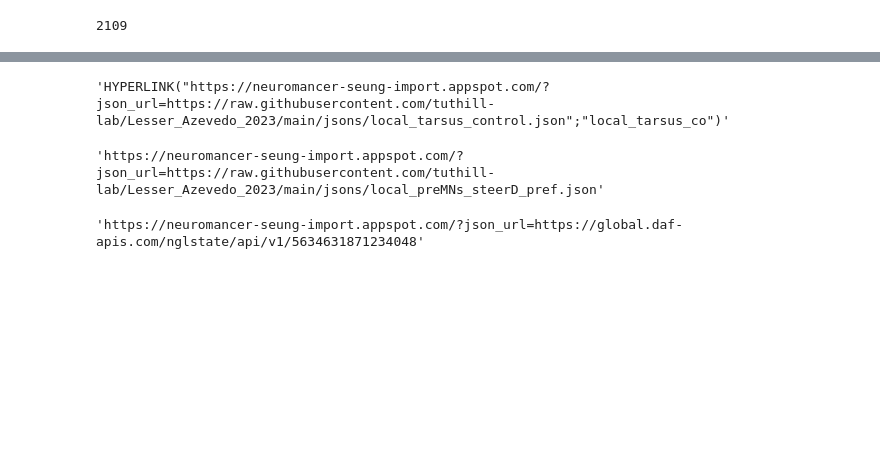
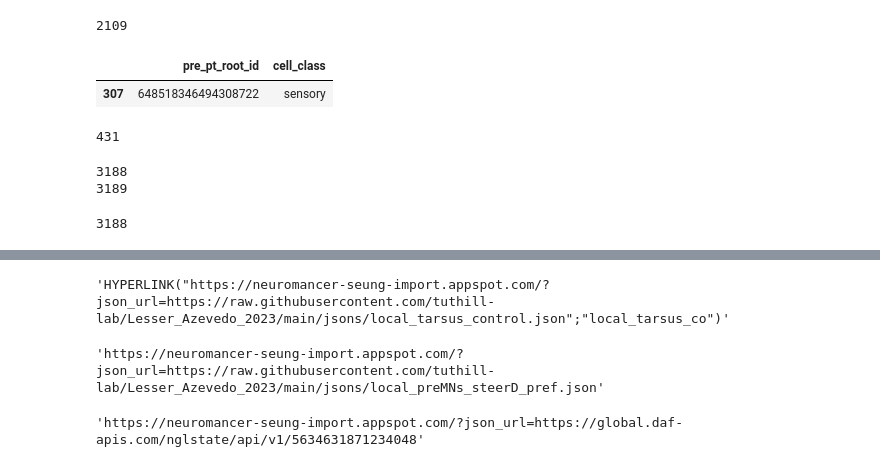
Before and after one commit to tuthill-lab/Lesser_Azevedo_2023, a Jupyter notebook: generate_links_and_table.ipynb, the cells around one changed output, grey strips where cells are left out. Drawn from its saved outputs; the diff is of its cells as text; code cells hidden in the pictures; blank space fills up the shorter version.

```diff
--- a/generate_links_and_table.ipynb
+++ b/generate_links_and_table.ipynb
@@ -165,3 +165,16 @@ merged_premotor_df = wing_df_loc.reset_index()[['pre_pt_root_id','cell_type']].m
 len(merged_premotor_df)
 # %% [output]
 2109
+# %%
+leg_preMNs = pd.DataFrame(leg_df.index.get_level_values('segID'))
+types = pd.DataFrame(leg_df.index.get_level_values('cell_class'))
+leg_preMNs['cell_class'] = types
+leg_preMNs = leg_preMNs.rename(columns={'segID':'pre_pt_root_id'})
+
+merged_premotor_df = wing_df.reset_index()[['pre_pt_root_id','cell_class']].merge(leg_preMNs, how = 'outer')
+merged_premotor_df = merged_premotor_df.replace('local_intersegmental','intersegmental')
+# %%
+leg_preMNs[leg_preMNs.pre_pt_root_id.isin([648518346494308722])]
+# %% [output]
+|  | pre_pt_root_id | cell_class |
+| 307 | 648518346494308722 | sensory |
@@ -167,0 +183,4 @@ len(merged_premotor_df)
+# %%
+len(df[df.cell_class.isin(['sensory'])].pre_pt_root_id.to_list())
+# %% [output]
+431
@@ -167,0 +189,11 @@ len(merged_premotor_df)
+# %%
+df2 = df[~df.pre_pt_root_id.isin([648518346494308722])]
+print(len(df2))
+print(len(df))
+# %% [output]
+3188
+3189
+# %%
+print(len(df))
+# %% [output]
+3188
```
Also changed, not shown: parts of 7 cells of this notebook.
